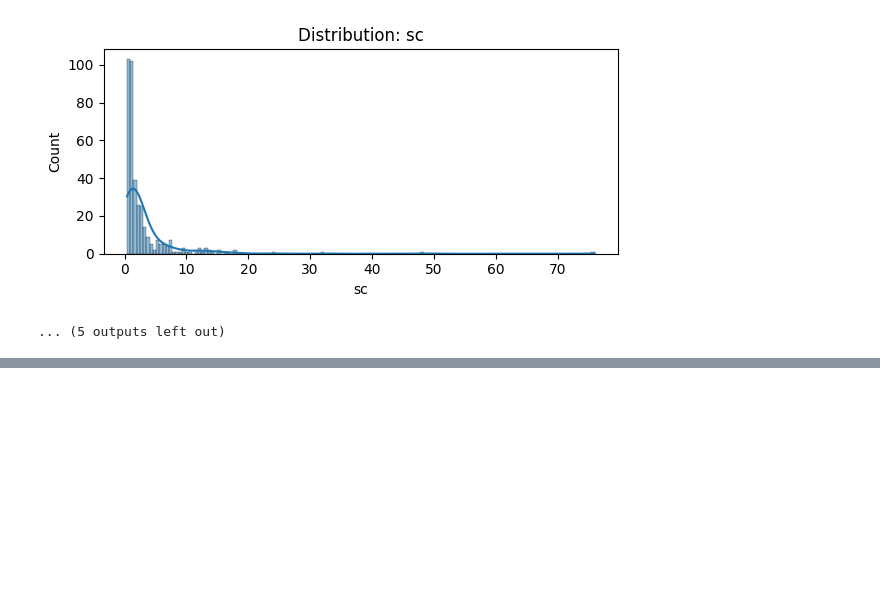
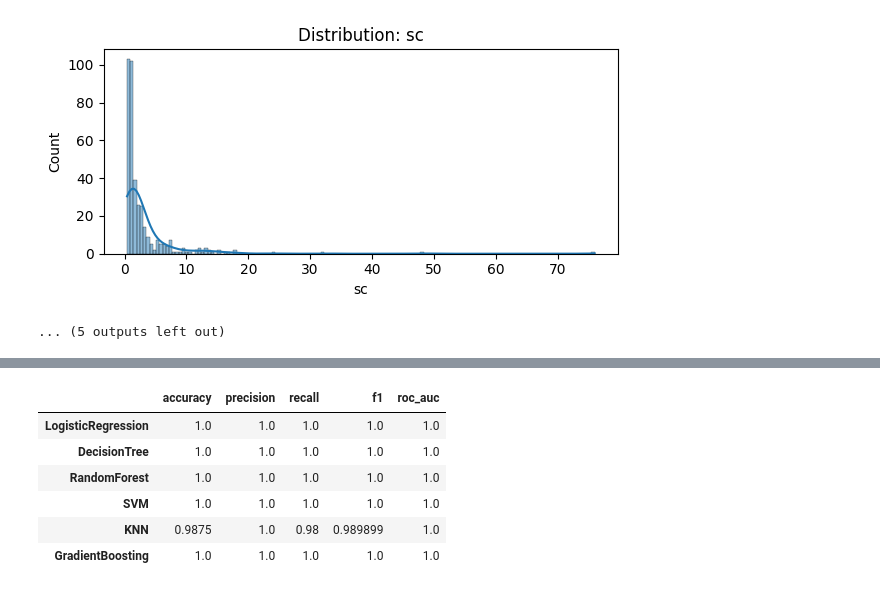
Before and after one commit to 2303A52097/EXPLAINABLE_AI-_LAB, a Jupyter notebook: Assignment6_2303A52097.ipynb, the cells around one changed output, grey strips where cells are left out. Cells and saved outputs as stored; diff of their text form; code cells hidden in the pictures; blank space fills up the shorter version.

```diff
--- a/Assignment6_2303A52097.ipynb
+++ b/Assignment6_2303A52097.ipynb
@@ -237,0 +318,86 @@ Name: count, dtype: int64
+# %%
+import pandas as pd
+import numpy as np
+from sklearn.model_selection import train_test_split
+from sklearn.preprocessing import StandardScaler, OneHotEncoder
+from sklearn.compose import ColumnTransformer
+from sklearn.pipeline import Pipeline
+from sklearn.impute import SimpleImputer
+from sklearn.linear_model import LogisticRegression
+from sklearn.tree import DecisionTreeClassifier
+from sklearn.ensemble import RandomForestClassifier, GradientBoostingClassifier
+from sklearn.svm import SVC
+from sklearn.neighbors import KNeighborsClassifier
+from sklearn.metrics import accuracy_score, precision_score, recall_score, f1_score, roc_auc_score, confusion_matrix
+
+df = pd.read_csv('/content/kidney_disease.csv')
+
+target_col = 'classification'
+df[target_col] = df[target_col].str.strip()
+df = df[df[target_col].isin(['ckd', 'notckd'])]
+df[target_col] = df[target_col].map({'notckd': 0, 'ckd': 1})
+
+print("Final target classes:", df[target_col].unique())
+print("Target counts:\n", df[target_col].value_counts())
+
+X = df.drop(columns=[target_col])
+y = df[target_col]
+
+num_features = X.select_dtypes(include=np.number).columns.tolist()
+cat_features = X.select_dtypes(include='object').columns.tolist()
+
+numeric_transformer = Pipeline([
+    ('imputer', SimpleImputer(strategy='median')),
+    ('scaler', StandardScaler())
+])
+
+categorical_transformer = Pipeline([
+    ('imputer', SimpleImputer(strategy='most_frequent')),
+    ('onehot', OneHotEncoder(handle_unknown='ignore'))
+])
+
+preprocessor = ColumnTransformer([
+    ('num', numeric_transformer, num_features),
+    ('cat', categorical_transformer, cat_features)
+])
+
+X_train, X_test, y_train, y_test = train_test_split(
+    X, y, test_size=0.2, stratify=y, random_state=42
+)
+
+X_train_proc = preprocessor.fit_transform(X_train)
+X_test_proc = preprocessor.transform(X_test)
+
+models = {
+    'LogisticRegression': LogisticRegression(max_iter=1000),
+    'DecisionTree': DecisionTreeClassifier(random_state=42),
+    'RandomForest': RandomForestClassifier(n_estimators=100, random_state=42),
+    'SVM': SVC(probability=True, random_state=42),
+    'KNN': KNeighborsClassifier(),
+    'GradientBoosting': GradientBoostingClassifier(random_state=42)
+}
+
+results = {}
+for name, clf in models.items():
+    print(f'\nTraining {name}...')
+    clf.fit(X_train_proc, y_train)
+    preds = clf.predict(X_test_proc)
+    try:
+        probs = clf.predict_proba(X_test_proc)[:,1]
+        roc = roc_auc_score(y_test, probs)
+    except Exception:
+        roc = None
+    metrics = {
+        'accuracy': accuracy_score(y_test, preds),
+        'precision': precision_score(y_test, preds, zero_division=0),
+        'recall': recall_score(y_test, preds, zero_division=0),
+        'f1': f1_score(y_test, preds, zero_division=0),
+        'roc_auc': roc,
+        'confusion_matrix': confusion_matrix(y_test, preds)
+    }
+    results[name] = {'model': clf, 'metrics': metrics}
+    print(name, metrics)
+
+summary = pd.DataFrame({k:v['metrics'] for k,v in results.items()}).T
+display(summary[['accuracy','precision','recall','f1','roc_auc']])
+# %% [output]
@@ -237,0 +421,7 @@ Name: count, dtype: int64
+|  | accuracy | precision | recall | f1 | roc_auc |
+| LogisticRegression | 1.0 | 1.0 | 1.0 | 1.0 | 1.0 |
+| DecisionTree | 1.0 | 1.0 | 1.0 | 1.0 | 1.0 |
+| RandomForest | 1.0 | 1.0 | 1.0 | 1.0 | 1.0 |
+| SVM | 1.0 | 1.0 | 1.0 | 1.0 | 1.0 |
+| KNN | 0.9875 | 1.0 | 0.98 | 0.989899 | 1.0 |
+| GradientBoosting | 1.0 | 1.0 | 1.0 | 1.0 | 1.0 |
```
Also changed, not shown: parts of 10 cells of this notebook.
